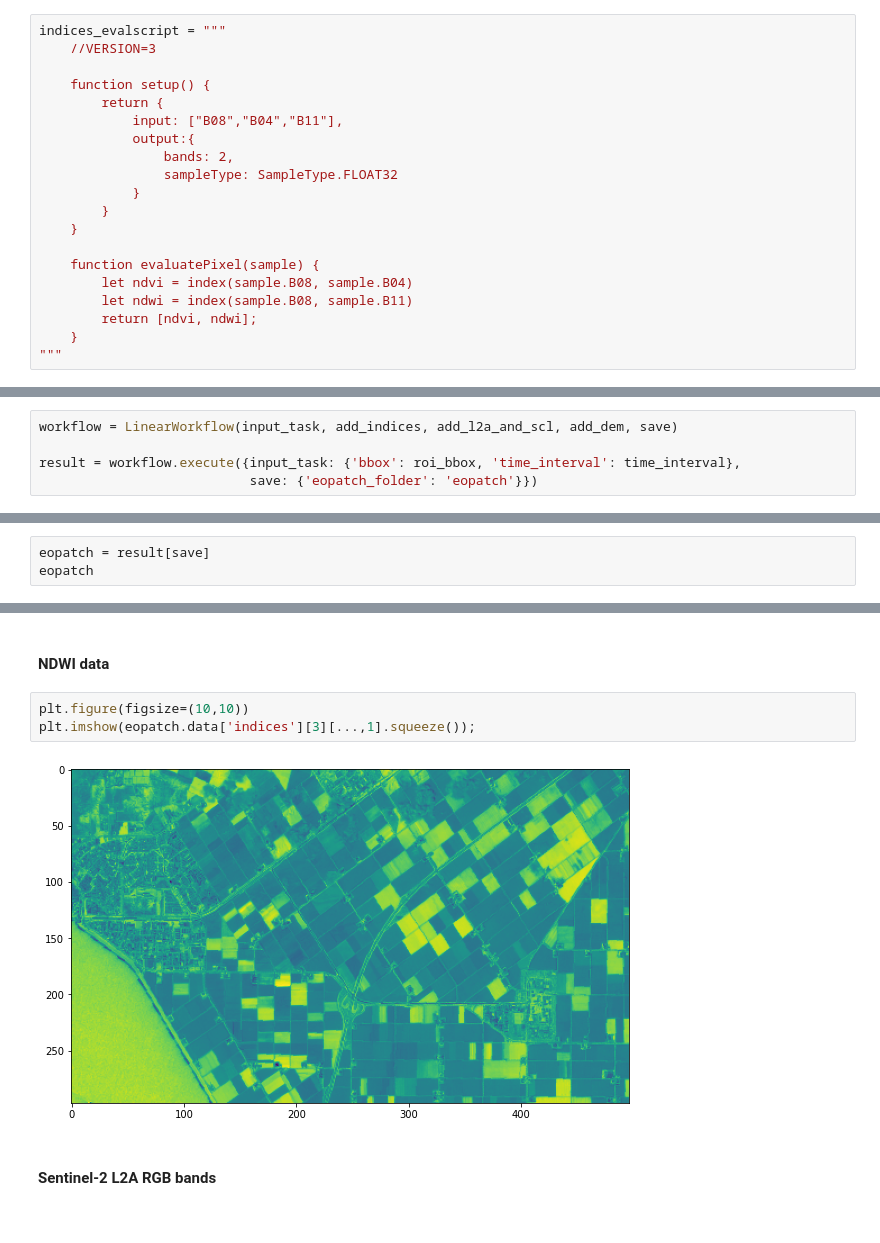
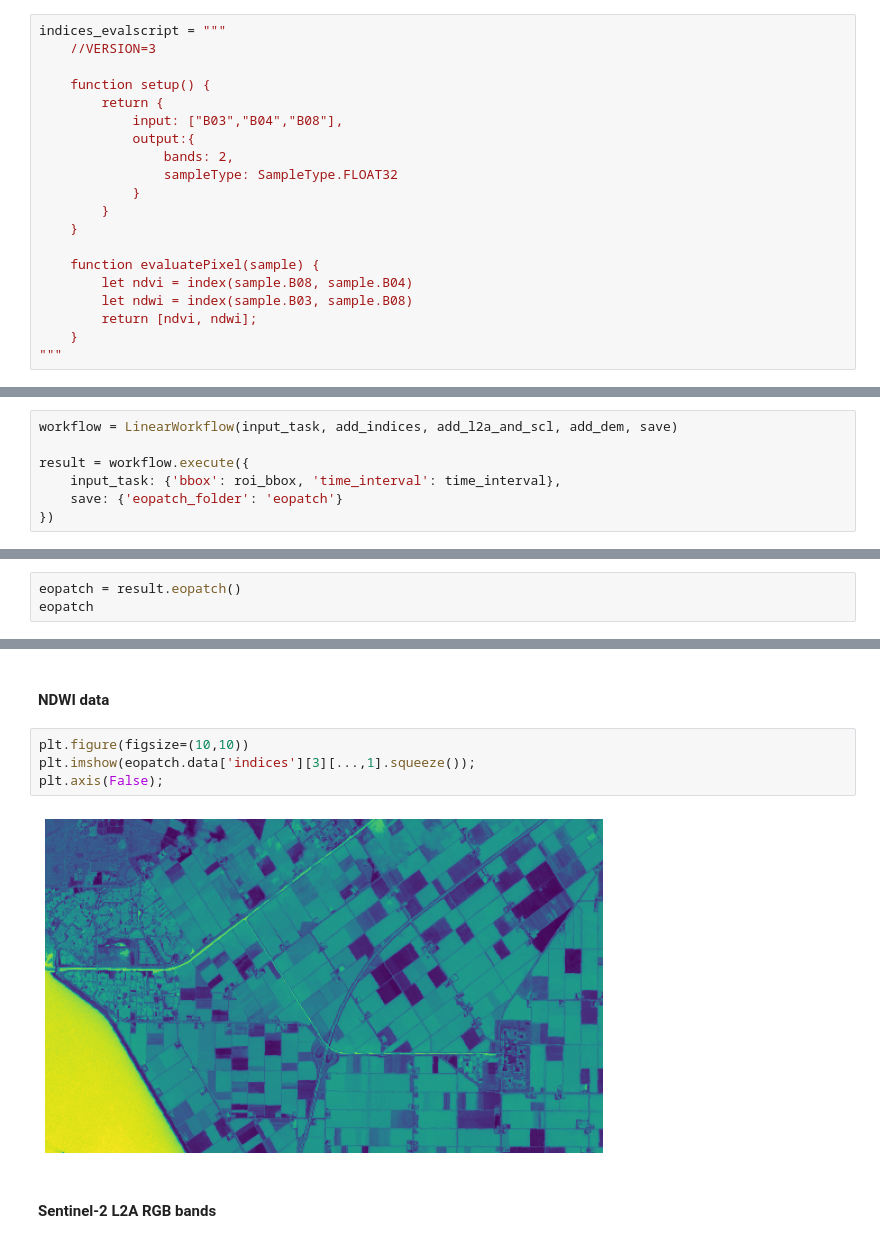
Before and after one commit to sentinel-hub/eo-learn, a Jupyter notebook: examples/io/SentinelHubIO.ipynb, the cells around one changed output, grey strips where cells are left out. Cells and saved outputs as stored; diff of their text form.

```diff
--- a/examples/io/SentinelHubIO.ipynb
+++ b/examples/io/SentinelHubIO.ipynb
@@ -154,7 +156,7 @@ indices_evalscript = """
 
     function setup() {
         return {
-            input: ["B08","B04","B11"],
+            input: ["B03","B04","B08"],
             output:{
                 bands: 2,
                 sampleType: SampleType.FLOAT32
@@ -164,7 +166,7 @@ indices_evalscript = """
 
     function evaluatePixel(sample) {
         let ndvi = index(sample.B08, sample.B04)
-        let ndwi = index(sample.B08, sample.B11)
+        let ndwi = index(sample.B03, sample.B08)
         return [ndvi, ndwi];
     }
 """
@@ -208,14 +210,16 @@ save = SaveTask('io_example', overwrite_permission=2, compress_level=1)
 # %%
 workflow = LinearWorkflow(input_task, add_indices, add_l2a_and_scl, add_dem, save)
 
-result = workflow.execute({input_task: {'bbox': roi_bbox, 'time_interval': time_interval},
-                           save: {'eopatch_folder': 'eopatch'}})
+result = workflow.execute({
+    input_task: {'bbox': roi_bbox, 'time_interval': time_interval},
+    save: {'eopatch_folder': 'eopatch'}
+})
 # %% [output]
 shape = (8, 297, 497), ndim = 4, len(images)=8
 # %% [markdown]
 Check contents of eopatch
 # %%
-eopatch = result[save]
+eopatch = result.eopatch()
 eopatch
 # %% [output]
 EOPatch(
@@ -257,8 +262,9 @@ plt.imshow(eopatch.data['indices'][3][...,0].squeeze());
 # %%
 plt.figure(figsize=(10,10))
 plt.imshow(eopatch.data['indices'][3][...,1].squeeze());
+plt.axis(False);
 # %% [output]
-[figure, old version]
+[figure, new version]
 # %% [markdown]
 #### Sentinel-2 L2A RGB bands
 # %%
```
Also changed, not shown: parts of 8 cells of this notebook.
